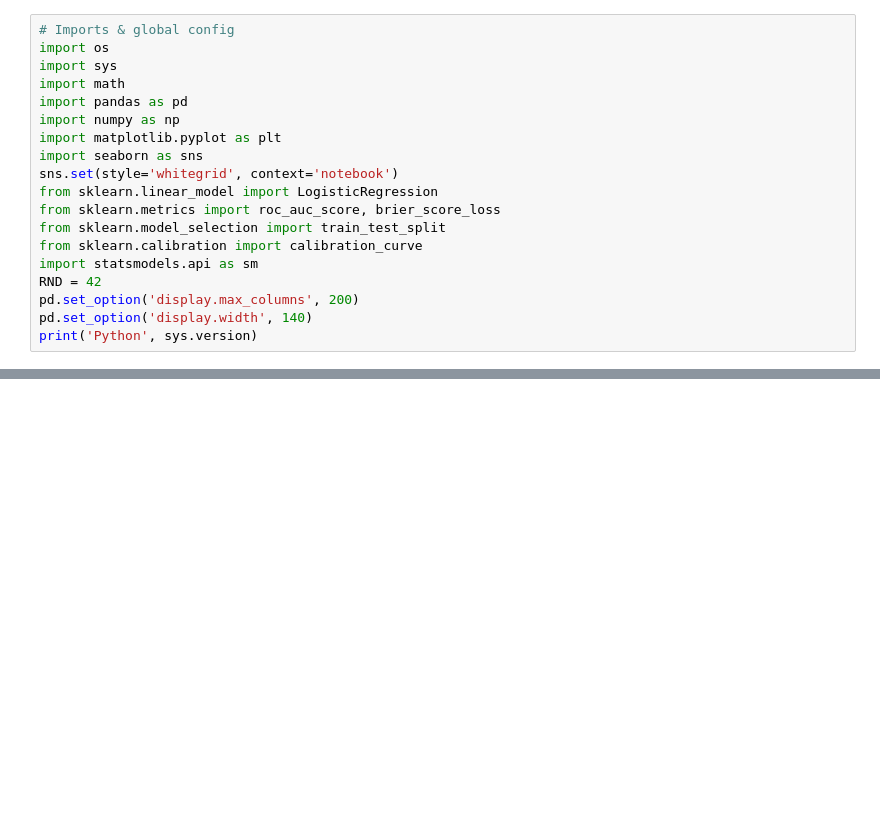
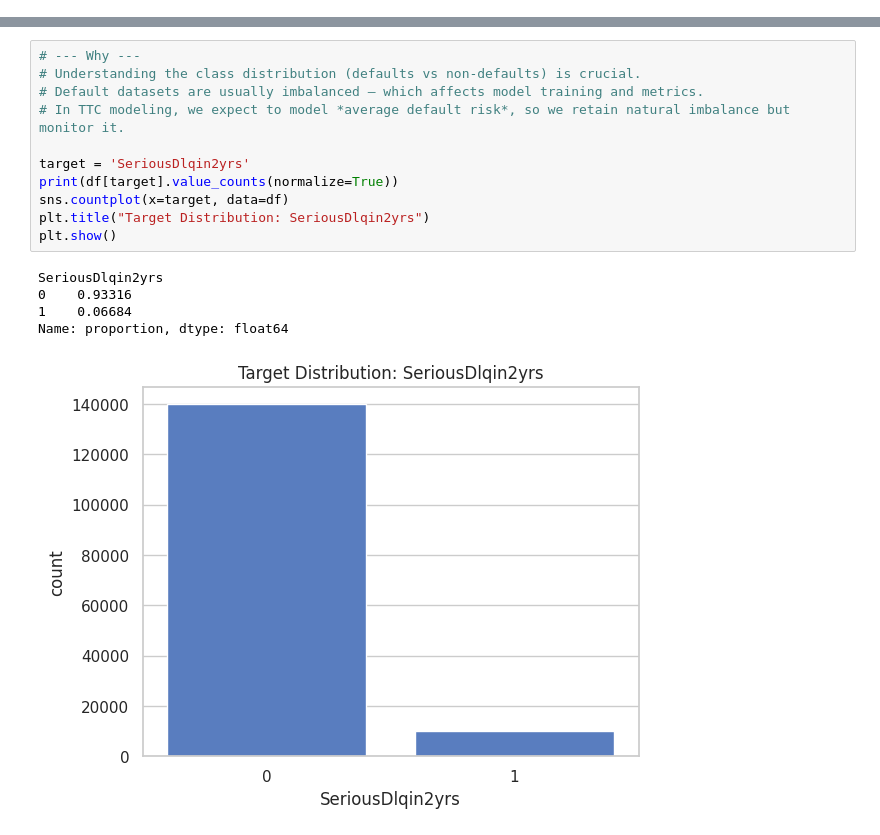
Before and after one commit to deveshusg/credit-risk-portfolio, a Jupyter notebook: notebooks/01_through_the_cycle_pd.ipynb, the cells around one changed output, grey strips where cells are left out. Cells and saved outputs as stored; diff of their text form; blank space fills up the shorter version.

```diff
--- a/notebooks/01_through_the_cycle_pd.ipynb
+++ b/notebooks/01_through_the_cycle_pd.ipynb
@@ -17,19 +0,0 @@
-# %%
-# Imports & global config
-import os
-import sys
-import math
-import pandas as pd
-import numpy as np
-import matplotlib.pyplot as plt
-import seaborn as sns
-sns.set(style='whitegrid', context='notebook')
-from sklearn.linear_model import LogisticRegression
-from sklearn.metrics import roc_auc_score, brier_score_loss
-from sklearn.model_selection import train_test_split
-from sklearn.calibration import calibration_curve
-import statsmodels.api as sm
-RND = 42
-pd.set_option('display.max_columns', 200)
-pd.set_option('display.width', 140)
-print('Python', sys.version)
@@ -304,0 +152,17 @@ print('Wrote sample PD scores to', OUT_PATH)
+# %%
+# --- Why ---
+# Understanding the class distribution (defaults vs non-defaults) is crucial.
+# Default datasets are usually imbalanced — which affects model training and metrics.
+# In TTC modeling, we expect to model *average default risk*, so we retain natural imbalance but monitor it.
+
+target = 'SeriousDlqin2yrs'
+print(df[target].value_counts(normalize=True))
+sns.countplot(x=target, data=df)
+plt.title("Target Distribution: SeriousDlqin2yrs")
+plt.show()
+# %% [output]
+SeriousDlqin2yrs
+0    0.93316
+1    0.06684
+Name: proportion, dtype: float64
+[figure, added]
```
Also changed, not shown: parts of 29 cells of this notebook.
